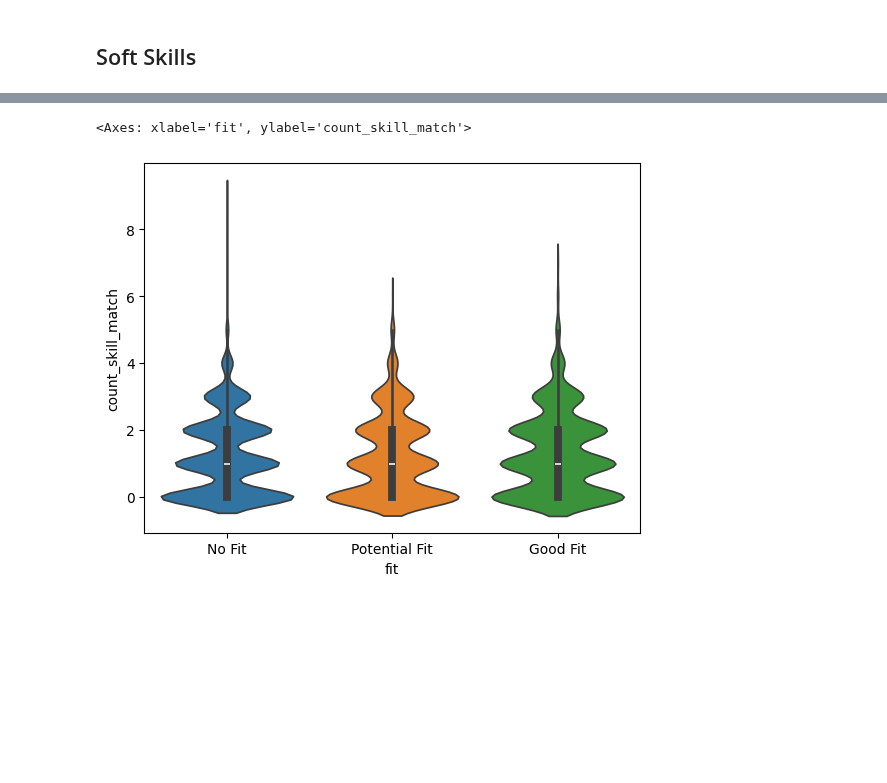
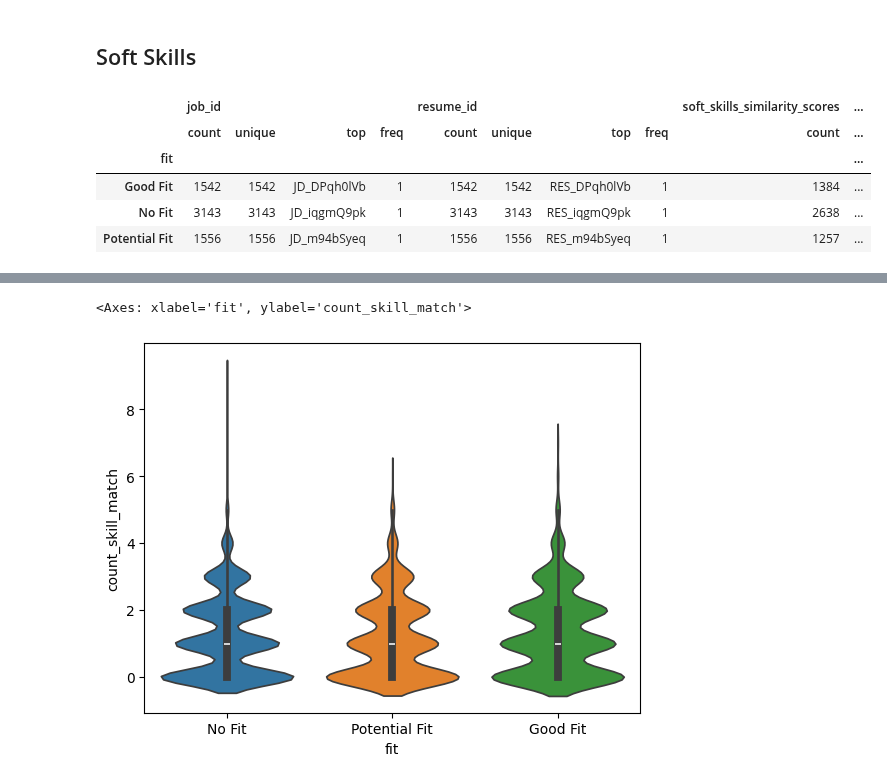
Before and after one commit to YeOldMan23/jobmirror, a Jupyter notebook: data-processing-silver-skills.ipynb, the cells around one changed output, grey strips where cells are left out. Cells and saved outputs as stored; diff of their text form; code cells hidden in the pictures; blank space fills up the shorter version.

```diff
--- a/data-processing-silver-skills.ipynb
+++ b/data-processing-silver-skills.ipynb
@@ -892,0 +970,9 @@ df_soft_skills_pd = df_soft_skills_cleaned.toPandas()
+# %%
+df_soft_skills_pd.groupby('fit').describe()
+# %% [output]
+|  | job_id |  |  |  | resume_id |  |  |  | soft_skills_similarity_scores | ... |
+|  | count | unique | top | freq | count | unique | top | freq | count | ... |
+| fit |  |  |  |  |  |  |  |  |  | ... |
+| Good Fit | 1542 | 1542 | JD_DPqh0lVb | 1 | 1542 | 1542 | RES_DPqh0lVb | 1 | 1384 | ... |
+| No Fit | 3143 | 3143 | JD_iqgmQ9pk | 1 | 3143 | 3143 | RES_iqgmQ9pk | 1 | 2638 | ... |
+| Potential Fit | 1556 | 1556 | JD_m94bSyeq | 1 | 1556 | 1556 | RES_m94bSyeq | 1 | 1257 | ... |
```
Also changed, not shown: parts of 18 cells of this notebook, 5 other files.
